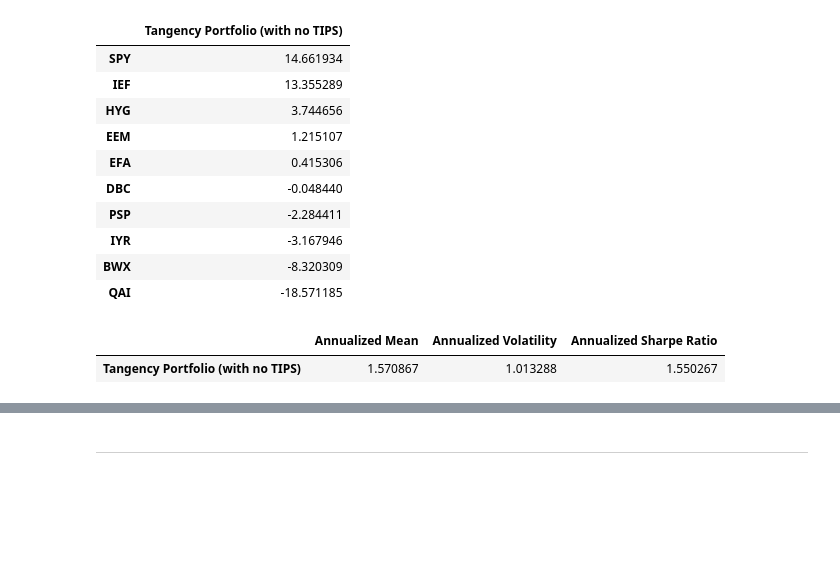
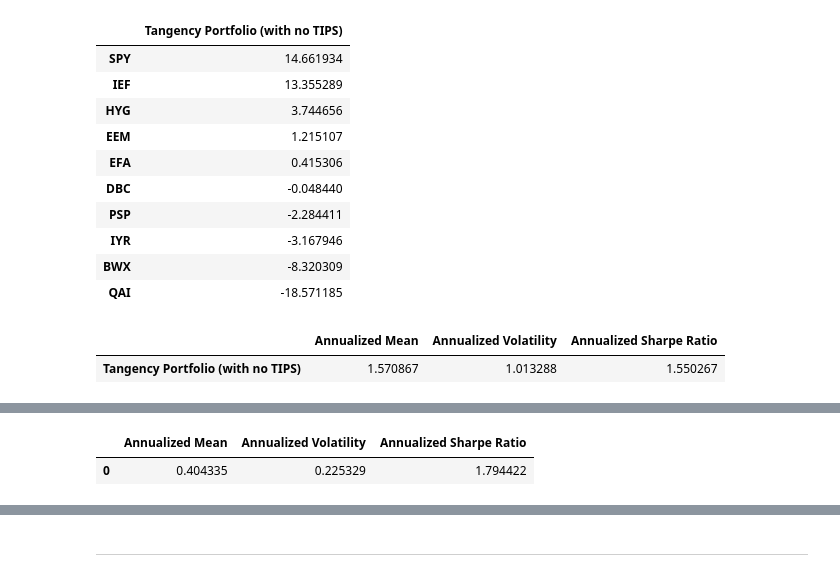
Before and after one commit to elliottgordon/finm-25000-a4-repository, a Jupyter notebook: hw1/Elliott_Homework_1.ipynb, the cells around one changed output, grey strips where cells are left out. Drawn from its saved outputs; the diff is of its cells as text; code cells hidden in the pictures; blank space fills up the shorter version.

```diff
--- a/hw1/Elliott_Homework_1.ipynb
+++ b/hw1/Elliott_Homework_1.ipynb
@@ -370,0 +480,22 @@ Yes. Based on the above analysis, TIPS seem to expand the IOS. As we can observe
+# %%
+# Adjusted TIPS alternative strategy
+
+adj_data = excess_returns_df.copy()
+adj_data['TIP'] = adj_data['TIP'] + 0.0012
+
+metrics_adj = performance_summary(adj_data).sort_values('Annualized Sharpe Ratio',
+                                                                   ascending=False)
+
+w_tan_adj = tan_portfolio_weights(adj_data,
+                                    'Tangency Portfolio (with adjusted TIPS)')["Tangency Portfolio "
+                                                                               "(with adjusted TIPS)"]
+
+w_tan_adj = pd.merge(metrics_adj,
+                       w_tan_adj,
+                       left_index=True,
+                       right_index=True)
+
+tan_metrics(adj_data, w_tan_adj).head()
+# %% [output]
+|  | Annualized Mean | Annualized Volatility | Annualized Sharpe Ratio |
+| 0 | 0.404335 | 0.225329 | 1.794422 |
```
Also changed, not shown: parts of 19 cells of this notebook.
